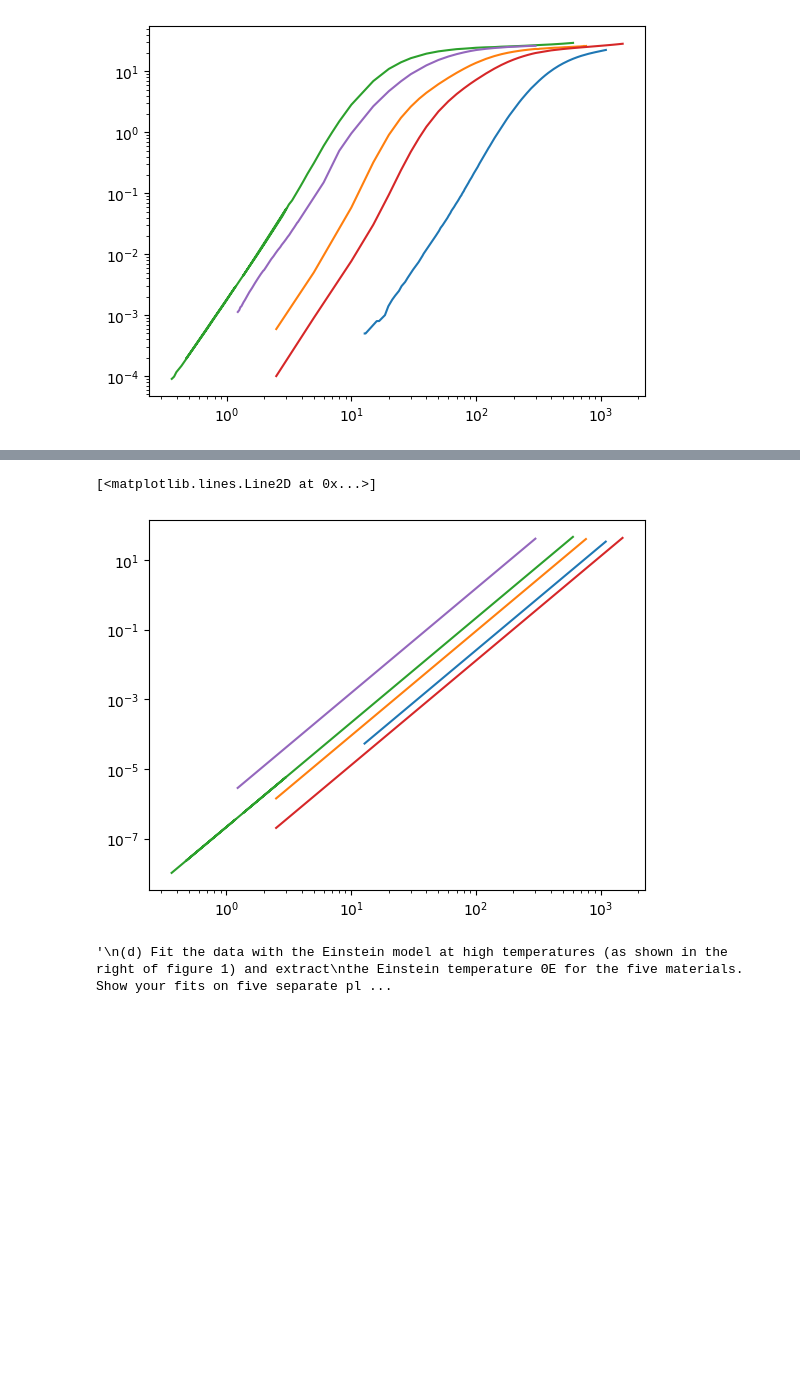
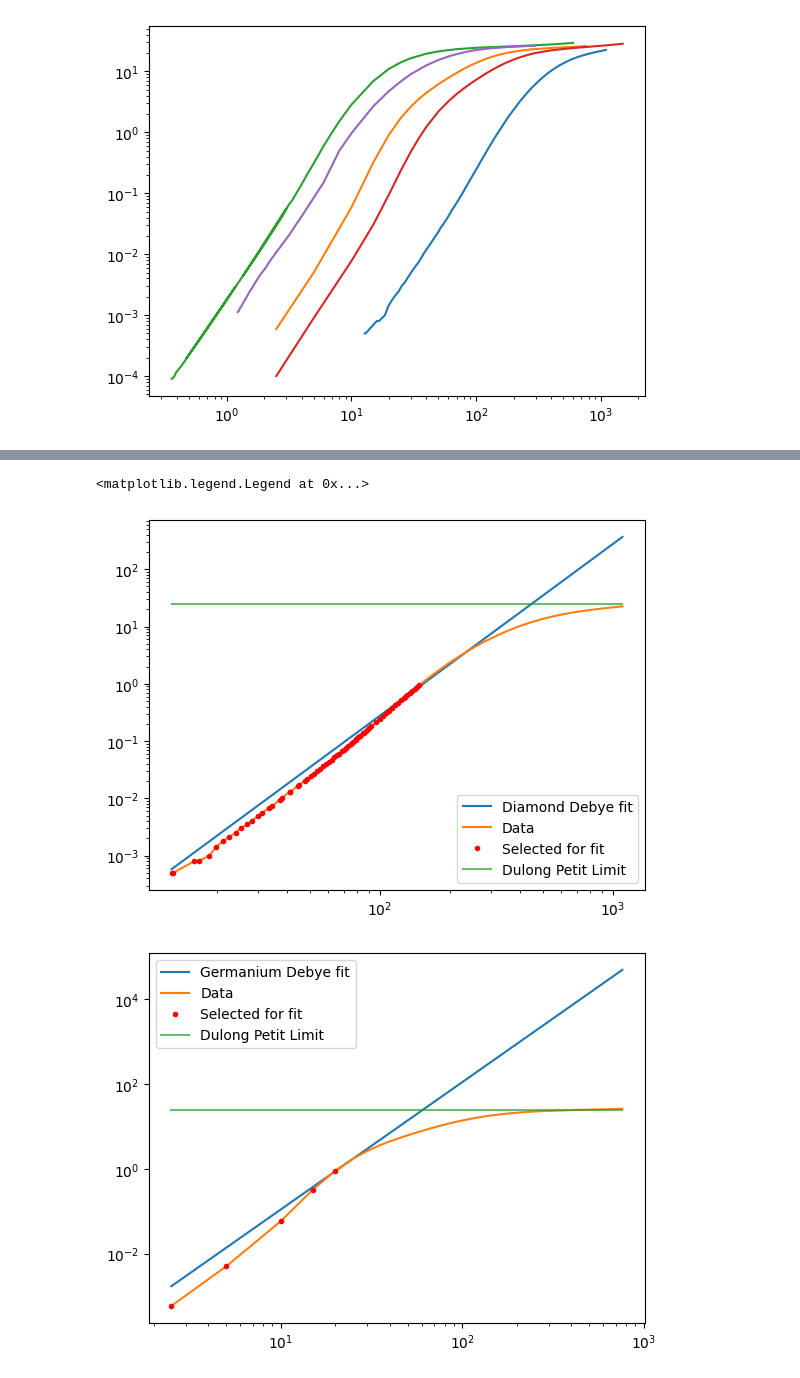
Before and after one commit to StephenJohnson-CardiffUni/Astro, a Jupyter notebook: CondensedAssignment2.ipynb, the cells around one changed output, grey strips where cells are left out. Saved outputs shown, nothing was run; the diff lists cells and outputs as text; code cells hidden in the pictures; blank space fills up the shorter version.

Commit message:
Make the graphs nice

```diff
--- a/CondensedAssignment2.ipynb
+++ b/CondensedAssignment2.ipynb
@@ -156,23 +165,44 @@ ValueError: ignored
-# %%
-plt.loglog(diamondTemperature,debye(diamondTemperature,poptDiamond))
-plt.loglog(germaniumTemperature,debye(germaniumTemperature,poptGermanium))
-plt.loglog(leadTemperature,debye(leadTemperature,poptLead))
-plt.loglog(siliconTemperature,debye(siliconTemperature,poptSilicon))
-plt.loglog(tinTemperature,debye(tinTemperature,poptTin))
-# %% [output]
-[<matplotlib.lines.Line2D at 0x...>]
-[figure, removed]
-# %%
-'''
-(d) Fit the data with the Einstein model at high temperatures (as shown in the right of figure 1) and extract
-the Einstein temperature ΘE for the five materials. Show your fits on five separate plots with double
-logarithmic axes
-'''
-#extract high temperature data
-
-#curve fit to Einstein Model to get Etemps
-
-
-#plot for fun
-# %% [output]
-'\n(d) Fit the data with the Einstein model at high temperatures (as shown in the right of figure 1) and extract\nthe Einstein temperature ΘE for the five materials. Show your fits on five separate pl ...
+# %%
+'''Each plot requires a fit plot extended to the bounds, A data plot, DulongPetit, Points used for fit highlighted'''
+
+
+
+
+#Fit plots
+plt.loglog(diamondTemperature,debye(diamondTemperature,poptLowDiamond),label="Diamond Debye fit")
+plt.loglog(diamondTemperature,diamondHeatCapacity,label="Data")
+plt.loglog(diamondLowTemperature,diamondLowHeatCapacity, ".r",label = "Selected for fit")
+plt.loglog(diamondTemperature,list(DulongPetitLimit for x in range(len(diamondTemperature))),label="Dulong Petit Limit",alpha=0.7)
+plt.legend()
+
+plt.figure()
+plt.loglog(germaniumTemperature,debye(germaniumTemperature,poptLowGermanium),label="Germanium Debye fit")
+plt.loglog(germaniumTemperature,germaniumHeatCapacity,label="Data")
+plt.loglog(germaniumLowTemperature,germaniumLowHeatCapacity, ".r",label = "Selected for fit")
+plt.loglog(germaniumTemperature,list(DulongPetitLimit for x in range(len(germaniumTemperature))),label="Dulong Petit Limit",alpha=0.7)
+plt.legend()
+
+plt.figure()
+plt.loglog(leadTemperature,debye(leadTemperature,poptLowLead),label="Lead Debye fit")
+plt.loglog(leadTemperature,leadHeatCapacity,label="Data")
+plt.loglog(leadLowTemperature,leadLowHeatCapacity, ".r",label = "Selected for fit")
+plt.loglog(leadTemperature,list(DulongPetitLimit for x in range(len(leadTemperature))),label="Dulong Petit Limit",alpha=0.7)
+plt.legend()
+
+plt.figure()
+plt.loglog(siliconTemperature,debye(siliconTemperature,poptLowSilicon),label="Silicon Debye fit")
+plt.loglog(siliconTemperature,siliconHeatCapacity,label="Data")
+plt.loglog(siliconLowTemperature,siliconLowHeatCapacity, ".r",label = "Selected for fit")
+plt.loglog(siliconTemperature,list(DulongPetitLimit for x in range(len(siliconTemperature))),label="Dulong Petit Limit",alpha=0.7)
+plt.legend()
+
+plt.figure()
+plt.loglog(tinTemperature,debye(tinTemperature,poptLowTin),label="Tin Debye fit")
+plt.loglog(tinTemperature,tinHeatCapacity,label="Data")
+plt.loglog(tinLowTemperature,tinLowHeatCapacity, ".r",label = "Selected for fit")
+plt.loglog(tinTemperature,list(DulongPetitLimit for x in range(len(tinTemperature))),label="Dulong Petit Limit",alpha=0.7)
+plt.legend()
+# %% [output]
+<matplotlib.legend.Legend at 0x...>
+[figure, added]
+[figure, added]
```
Also changed, not shown: parts of 3 cells of this notebook.
